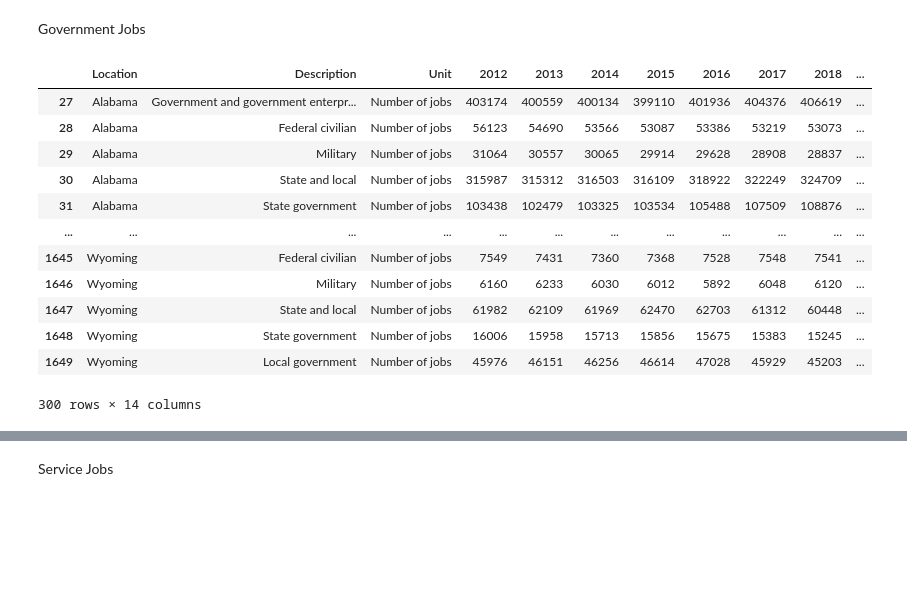
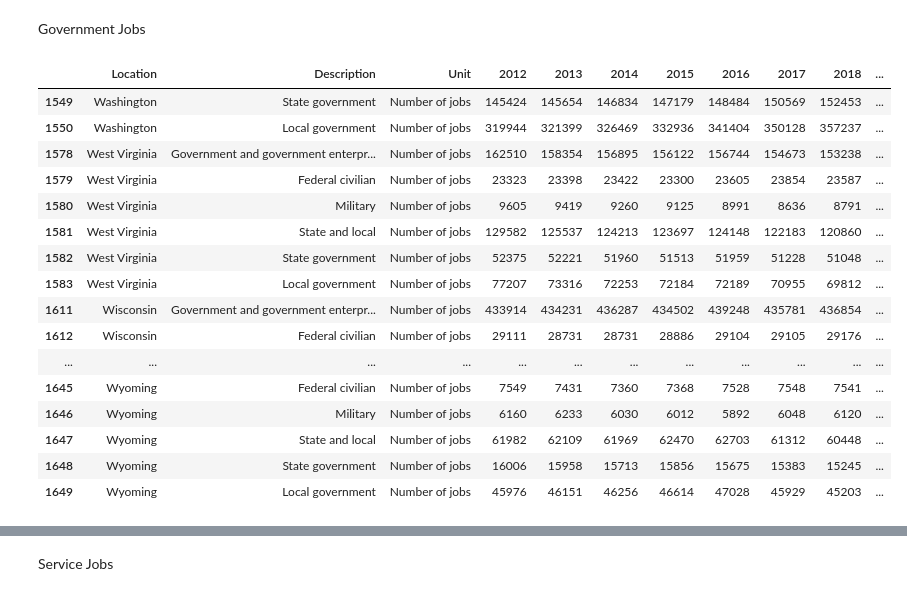
Before and after one commit to Tylerwilliams3644/Bootcamp-Project-1, a Jupyter notebook: Working Code/Employment/Employment.ipynb, the cells around one changed output, grey strips where cells are left out. Saved outputs shown, nothing was run; the diff lists cells and outputs as text; code cells hidden in the pictures; blank space fills up the shorter version.

Commit message:
finished all employment dataframes

```diff
--- a/Working Code/Employment/Employment.ipynb
+++ b/Working Code/Employment/Employment.ipynb
@@ -110,18 +110,22 @@ Government Jobs
 # %%
 government_jobs = employment_by_state.loc[employment_by_state["Description"].isin(["Local government", "State government", "State and local", "Military", "Federal civilian", "Government and government enterprises"])]
 
-display(government_jobs)
+government_jobs.tail(20)
 # %% [output]
 |  | Location | Description | Unit | 2012 | 2013 | 2014 | 2015 | 2016 | 2017 | 2018 | ... |
-| 27 | Alabama | Government and government enterpr... | Number of jobs | 403174 | 400559 | 400134 | 399110 | 401936 | 404376 | 406619 | ... |
-| 28 | Alabama | Federal civilian | Number of jobs | 56123 | 54690 | 53566 | 53087 | 53386 | 53219 | 53073 | ... |
-| 29 | Alabama | Military | Number of jobs | 31064 | 30557 | 30065 | 29914 | 29628 | 28908 | 28837 | ... |
-| 30 | Alabama | State and local | Number of jobs | 315987 | 315312 | 316503 | 316109 | 318922 | 322249 | 324709 | ... |
-| 31 | Alabama | State government | Number of jobs | 103438 | 102479 | 103325 | 103534 | 105488 | 107509 | 108876 | ... |
+| 1549 | Washington | State government | Number of jobs | 145424 | 145654 | 146834 | 147179 | 148484 | 150569 | 152453 | ... |
+| 1550 | Washington | Local government | Number of jobs | 319944 | 321399 | 326469 | 332936 | 341404 | 350128 | 357237 | ... |
+| 1578 | West Virginia | Government and government enterpr... | Number of jobs | 162510 | 158354 | 156895 | 156122 | 156744 | 154673 | 153238 | ... |
+| 1579 | West Virginia | Federal civilian | Number of jobs | 23323 | 23398 | 23422 | 23300 | 23605 | 23854 | 23587 | ... |
+| 1580 | West Virginia | Military | Number of jobs | 9605 | 9419 | 9260 | 9125 | 8991 | 8636 | 8791 | ... |
+| 1581 | West Virginia | State and local | Number of jobs | 129582 | 125537 | 124213 | 123697 | 124148 | 122183 | 120860 | ... |
+| 1582 | West Virginia | State government | Number of jobs | 52375 | 52221 | 51960 | 51513 | 51959 | 51228 | 51048 | ... |
+| 1583 | West Virginia | Local government | Number of jobs | 77207 | 73316 | 72253 | 72184 | 72189 | 70955 | 69812 | ... |
+| 1611 | Wisconsin | Government and government enterpr... | Number of jobs | 433914 | 434231 | 436287 | 434502 | 439248 | 435781 | 436854 | ... |
+| 1612 | Wisconsin | Federal civilian | Number of jobs | 29111 | 28731 | 28731 | 28886 | 29104 | 29105 | 29176 | ... |
 | ... | ... | ... | ... | ... | ... | ... | ... | ... | ... | ... | ... |
 | 1645 | Wyoming | Federal civilian | Number of jobs | 7549 | 7431 | 7360 | 7368 | 7528 | 7548 | 7541 | ... |
 | 1646 | Wyoming | Military | Number of jobs | 6160 | 6233 | 6030 | 6012 | 5892 | 6048 | 6120 | ... |
 | 1647 | Wyoming | State and local | Number of jobs | 61982 | 62109 | 61969 | 62470 | 62703 | 61312 | 60448 | ... |
 | 1648 | Wyoming | State government | Number of jobs | 16006 | 15958 | 15713 | 15856 | 15675 | 15383 | 15245 | ... |
 | 1649 | Wyoming | Local government | Number of jobs | 45976 | 46151 | 46256 | 46614 | 47028 | 45929 | 45203 | ... |
-300 rows × 14 columns
```
Also changed, not shown: parts of 7 cells of this notebook, 1 other file.
